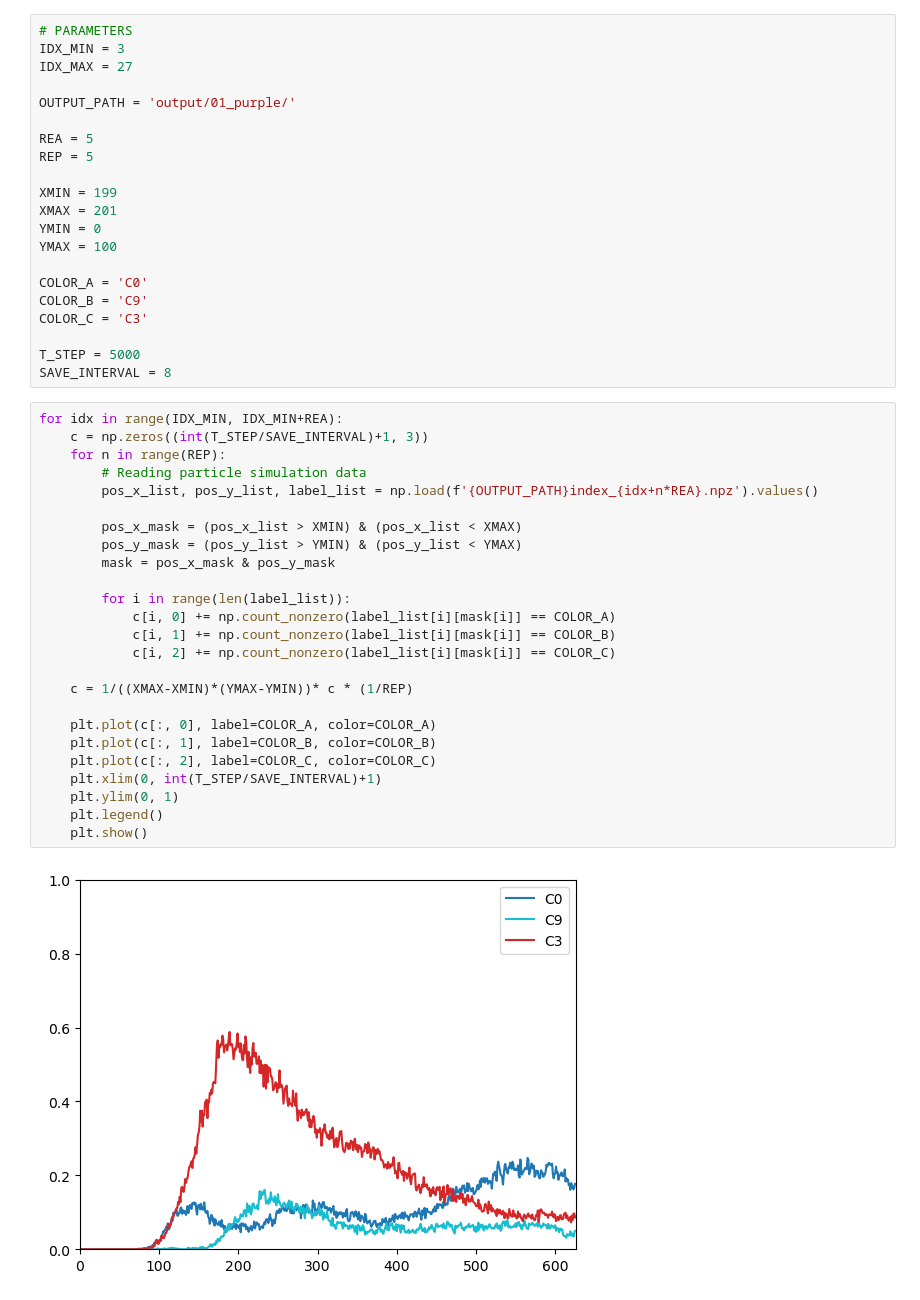
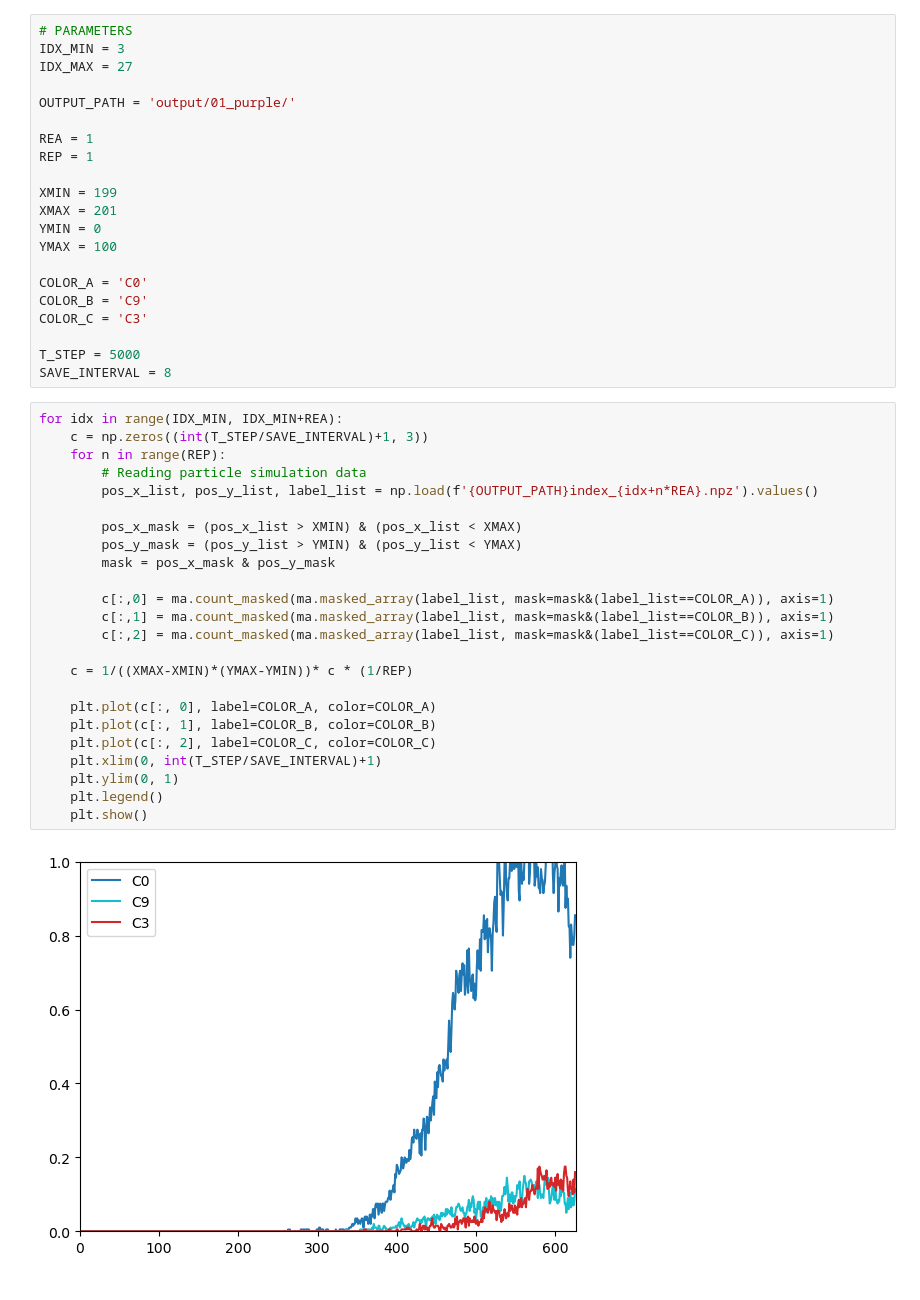
Before and after one commit to malteschade/GF-Project, a Jupyter notebook: breakthrough.ipynb, the cells around one changed output. Cells and saved outputs as stored; diff of their text form.

```diff
--- a/breakthrough.ipynb
+++ b/breakthrough.ipynb
@@ -8,8 +9,8 @@ IDX_MAX = 27
 
 OUTPUT_PATH = 'output/01_purple/'
 
-REA = 5
-REP = 5
+REA = 1
+REP = 1
 
 XMIN = 199
 XMAX = 201
@@ -25,27 +26,26 @@ SAVE_INTERVAL = 8
 # %%
 for idx in range(IDX_MIN, IDX_MIN+REA):
     c = np.zeros((int(T_STEP/SAVE_INTERVAL)+1, 3))
     for n in range(REP):
         # Reading particle simulation data
         pos_x_list, pos_y_list, label_list = np.load(f'{OUTPUT_PATH}index_{idx+n*REA}.npz').values()
 
         pos_x_mask = (pos_x_list > XMIN) & (pos_x_list < XMAX)
         pos_y_mask = (pos_y_list > YMIN) & (pos_y_list < YMAX)
         mask = pos_x_mask & pos_y_mask
 
-        for i in range(len(label_list)):
-            c[i, 0] += np.count_nonzero(label_list[i][mask[i]] == COLOR_A)
-            c[i, 1] += np.count_nonzero(label_list[i][mask[i]] == COLOR_B)
-            c[i, 2] += np.count_nonzero(label_list[i][mask[i]] == COLOR_C)
+        c[:,0] = ma.count_masked(ma.masked_array(label_list, mask=mask&(label_list==COLOR_A)), axis=1)
+        c[:,1] = ma.count_masked(ma.masked_array(label_list, mask=mask&(label_list==COLOR_B)), axis=1)
+        c[:,2] = ma.count_masked(ma.masked_array(label_list, mask=mask&(label_list==COLOR_C)), axis=1)
 
     c = 1/((XMAX-XMIN)*(YMAX-YMIN))* c * (1/REP)
 
     plt.plot(c[:, 0], label=COLOR_A, color=COLOR_A)
     plt.plot(c[:, 1], label=COLOR_B, color=COLOR_B)
     plt.plot(c[:, 2], label=COLOR_C, color=COLOR_C)
     plt.xlim(0, int(T_STEP/SAVE_INTERVAL)+1)
     plt.ylim(0, 1)
     plt.legend()
     plt.show()
 # %% [output]
-[figure, old version]
+[figure, new version]
```
Also changed, not shown: parts of 2 cells of this notebook, 2 other files.
